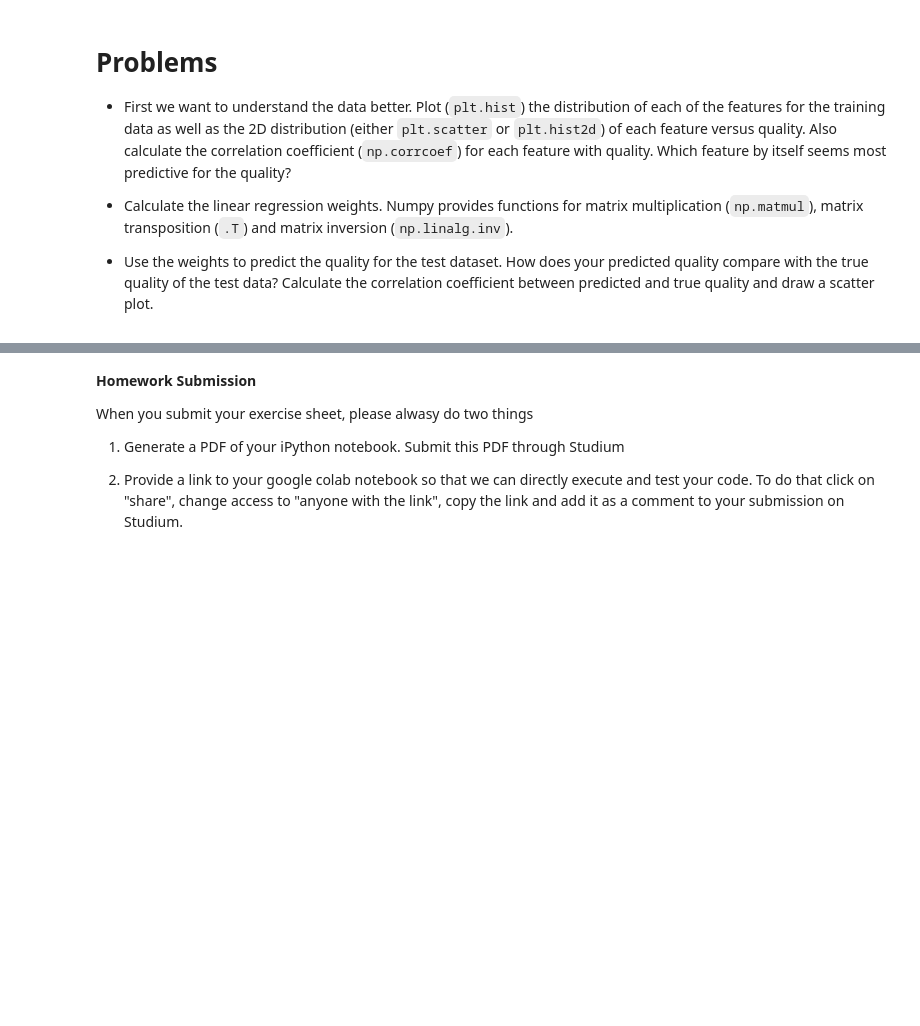
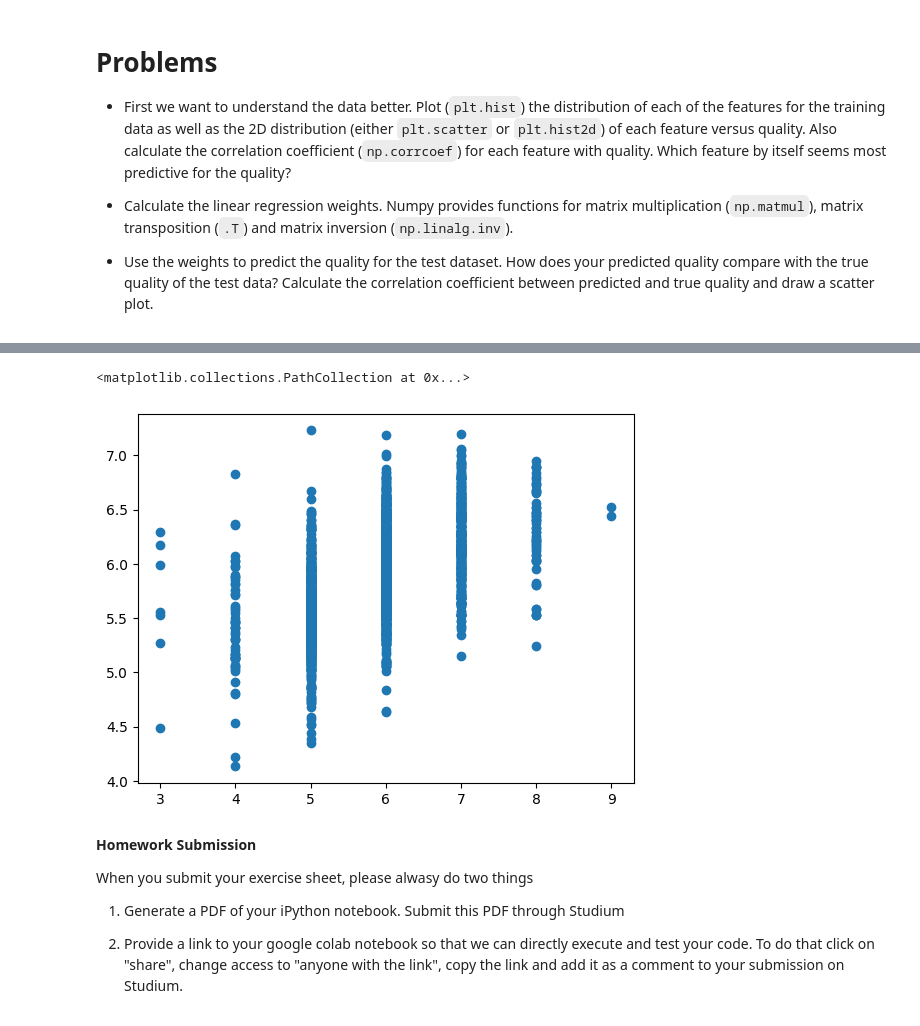
Before and after one commit to JohanRensfeldt/Application-Oriented-Deep-Learning-in-Physics, a Jupyter notebook: Exercise_4.ipynb, the cells around one changed output, grey strips where cells are left out. Cells and saved outputs as stored; diff of their text form; code cells hidden in the pictures; blank space fills up the shorter version.

```diff
--- a/Exercise_4.ipynb
+++ b/Exercise_4.ipynb
@@ -142,3 +115,9 @@ ValueError: ignored
+# %%
+# Plot the predictions vs. the ground truth
+plt.scatter(y_test, predictions_test)
+# %% [output]
+<matplotlib.collections.PathCollection at 0x...>
+[figure, added]
 # %% [markdown]
 **Homework Submission**
 
```
Also changed, not shown: parts of 10 cells of this notebook.
